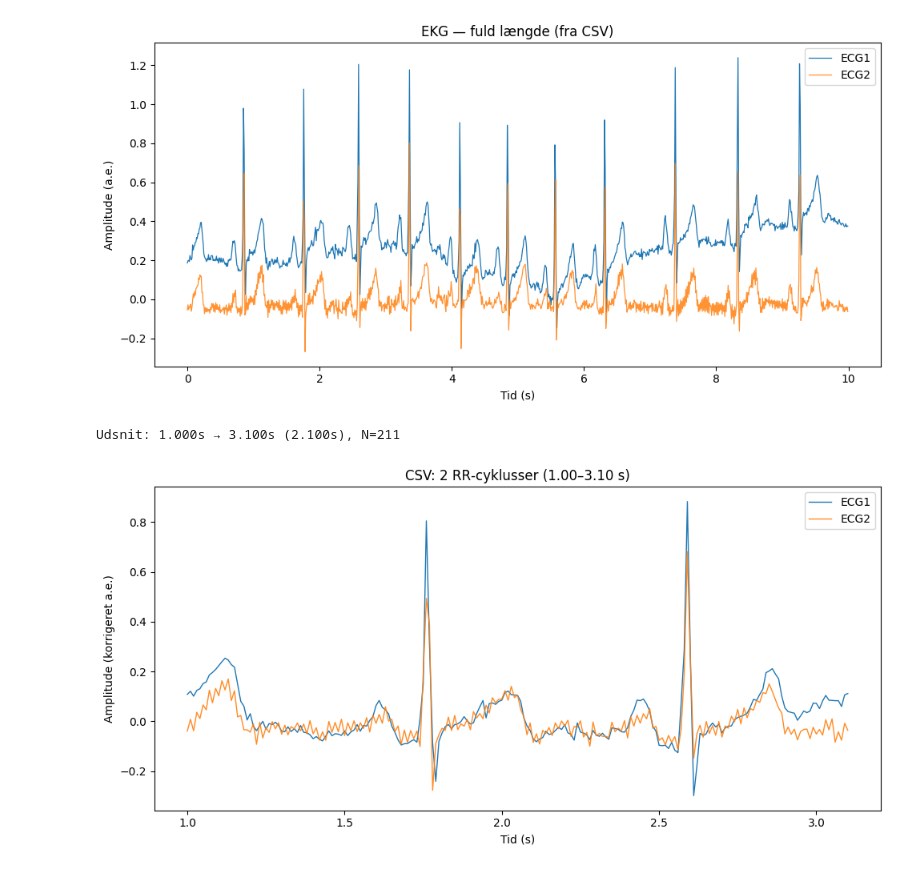
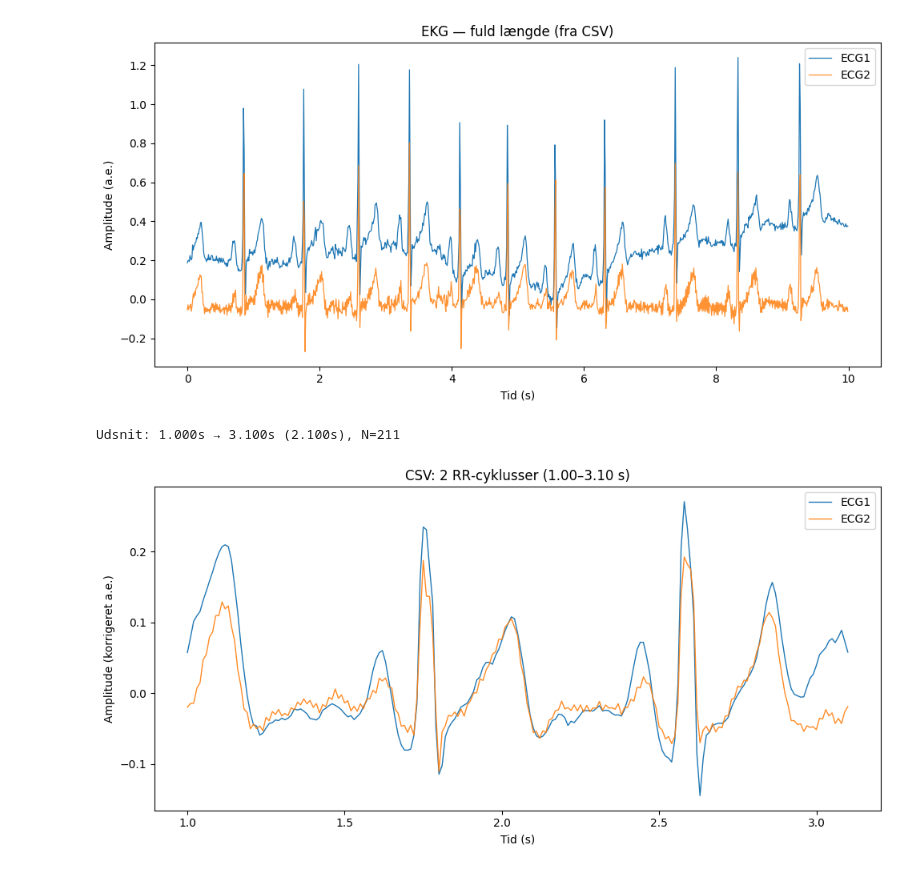
Before and after one commit to AAU-ST3-KHF/cardiovascular_system_hjertet, a Jupyter notebook: Exercise Heart 2.ipynb, the cells around one changed output. Saved outputs shown, nothing was run; the diff lists cells and outputs as text; code cells hidden in the pictures.

```diff
--- a/Exercise Heart 2.ipynb
+++ b/Exercise Heart 2.ipynb
@@ -361,14 +325,14 @@ CSV: Estimeret fs = 100.00 Hz | Varighed = 9.99 s | N = 1000
 | 4 | 0.04 | 0.224603 | -0.041327 | 112.423040 |
 # %%
 # 5.2 Hjælpefunktioner: baseline-korrektion og plot af udsnit
-def moving_average(x, n):
+def moving_average(x: np.ndarray, n):
     n = max(1, int(n))
     if n <= 1:
         return x
     k = np.ones(n)/n
     return np.convolve(x, k, mode='same')
 
-def baseline_correct(ecg: np.ndarray, fs: float, baseline_sec=0.7, smooth_sec=0.012):
+def baseline_correct(ecg: np.ndarray, fs: float, baseline_sec=0.3, smooth_sec=0.02):
     n_base = max(1, int(round(baseline_sec * fs)))
     n_smooth = max(1, int(round(smooth_sec * fs)))
     base = moving_average(ecg, n_base)
@@ -409,19 +373,19 @@ ax.legend(); plt.tight_layout(); plt.show()
 # %%
 # 5.4 Vælg start/stop for præcis 2 RR‑cyklusser og plot udsnittet
 # >>> UDFYLD HER: tider i sekunder (brug fuld længde-plottet som guide)
 t_start = 1.00   # <-- Angiv starttid (s)
 t_stop  = 3.10   # <-- Angiv sluttid (s) så udsnittet dækker PRÆCIS 2 RR
 
 mask = (df['time_s'] >= t_start) & (df['time_s'] <= t_stop)
 df_seg = df.loc[mask].copy()
 if df_seg.empty:
     raise ValueError('Udsnittet er tomt. Tjek t_start/t_stop.')
 start_t = float(df_seg['time_s'].iloc[0])
 stop_t = float(df_seg['time_s'].iloc[-1])
 dur_t = stop_t - start_t
 print(f'Udsnit: {start_t:.3f}s → {stop_t:.3f}s ({dur_t:.3f}s), N={len(df_seg)}')
-plot_ecg_segment(df_seg, use_baseline_correction=True, fs=fs_csv,
+plot_ecg_segment(df_seg, use_baseline_correction=True, fs=float(fs_csv),
                  title=f'CSV: 2 RR‑cyklusser ({t_start:.2f}–{t_stop:.2f} s)')
 # %% [output]
 Udsnit: 1.000s → 3.100s (2.100s), N=211
-[figure, old version]
+[figure, new version]
```
Also changed, not shown: parts of 2 cells of this notebook.
